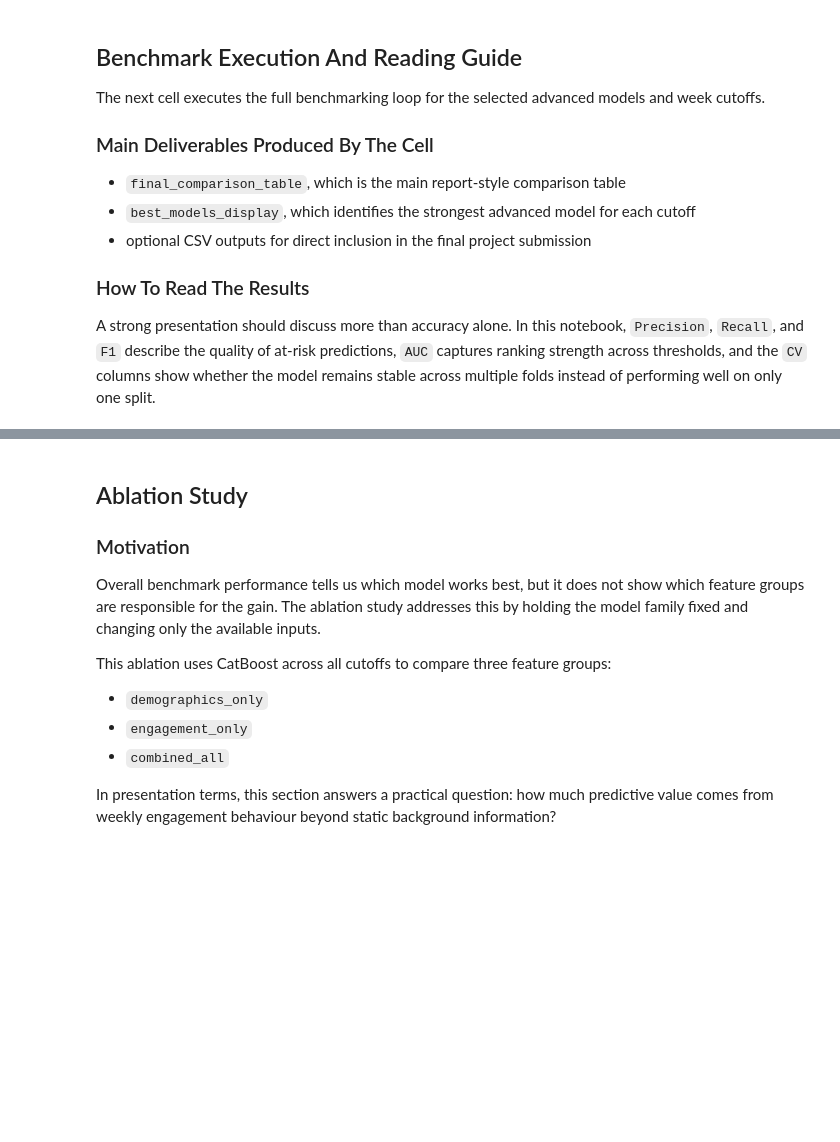
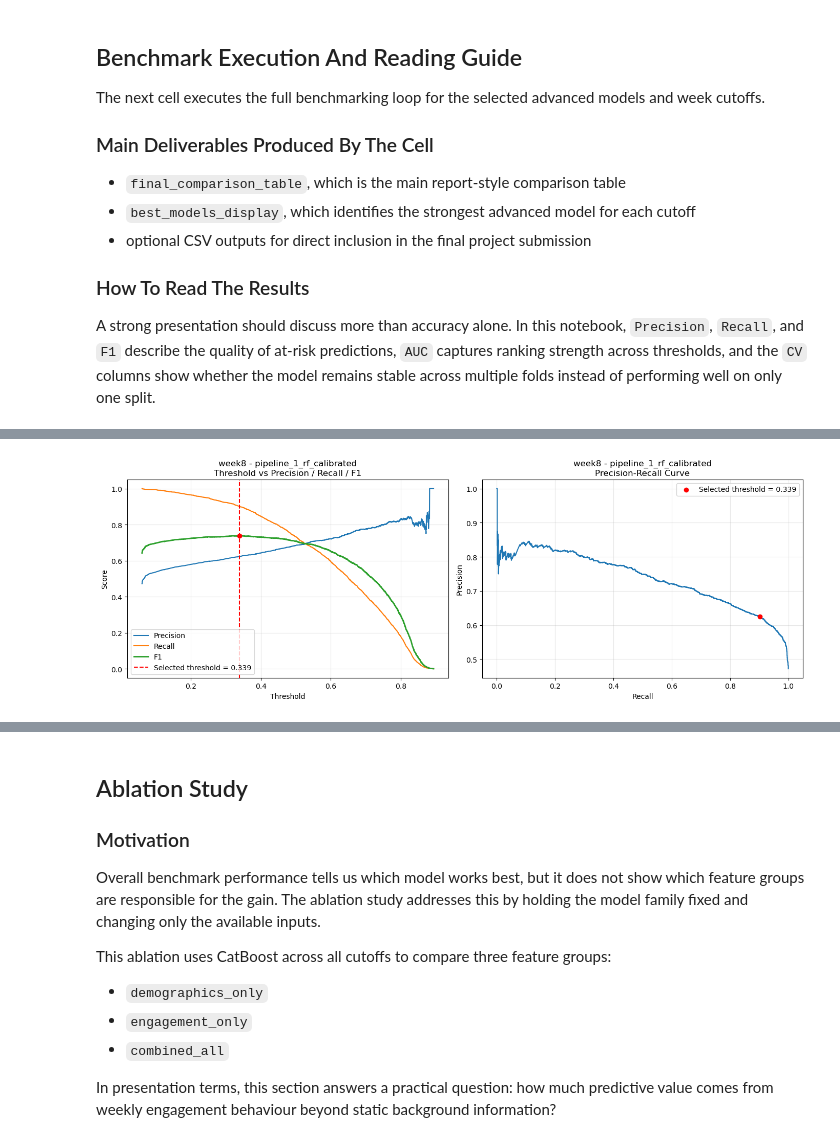
Before and after one commit to GSWNJay/ELEN4025_Group_Assignment, a Jupyter notebook: OULAD_Team_4.ipynb, the cells around one changed output, grey strips where cells are left out. Cells and saved outputs as stored; diff of their text form; code cells hidden in the pictures; blank space fills up the shorter version.

Commit message:
Add threshold sweep presentation and error analysis

```diff
--- a/OULAD_Team_4.ipynb
+++ b/OULAD_Team_4.ipynb
@@ -805,0 +812,91 @@ Saved best-per-week table to c:\Users\khoza\Downloads\Machine_learning_group\ELE
+# %%
+import matplotlib.pyplot as plt
+import numpy as np
+from sklearn.metrics import precision_recall_curve
+
+WEEK_FOR_SWEEP = 'week8'
+MODELS_FOR_SWEEP = BENCHMARK_MODELS.copy()
+
+dataset = load_week_dataset(WEEK_FOR_SWEEP)
+split_data = make_week_split(dataset, WEEK_FOR_SWEEP)
+model_specs = build_model_specs(WEEK_FOR_SWEEP, split_data)
+
+for model_name in MODELS_FOR_SWEEP:
+    spec = model_specs[model_name]
+
+    best_estimator, best_params, tuning_cv_auc = tune_estimator(
+        spec,
+        split_data['X_train'],
+        split_data['y_train'],
+    )
+
+    validation_probabilities = predict_probabilities(
+        spec,
+        best_estimator,
+        split_data['X_val'],
+    )
+
+    selected_threshold, validation_f1 = select_best_threshold(
+        split_data['y_val'],
+        validation_probabilities,
+    )
+
+    precision, recall, thresholds = precision_recall_curve(
+        split_data['y_val'],
+        validation_probabilities,
+    )
+
+    if thresholds.size == 0:
+        continue
+
+    precision_t = precision[:-1]
+    recall_t = recall[:-1]
+    f1_t = (
+        2 * precision_t * recall_t
+        / np.clip(precision_t + recall_t, 1e-12, None)
+    )
+
+    selected_idx = int(np.argmin(np.abs(thresholds - selected_threshold)))
+    plot_name = model_name.replace('.pkl', '')
+
+    fig, axes = plt.subplots(1, 2, figsize=(14, 5))
+
+    axes[0].plot(thresholds, precision_t, label='Precision')
+    axes[0].plot(thresholds, recall_t, label='Recall')
+    axes[0].plot(thresholds, f1_t, label='F1', linewidth=2)
+    axes[0].axvline(
+        selected_threshold,
+        color='red',
+        linestyle='--',
+        label=f'Selected threshold = {selected_threshold:.3f}',
+    )
+    axes[0].scatter(
+        thresholds[selected_idx],
+        f1_t[selected_idx],
+        color='red',
+        zorder=3,
+    )
+    axes[0].set_xlabel('Threshold')
+    axes[0].set_ylabel('Score')
+    axes[0].set_title(f'{WEEK_FOR_SWEEP} - {plot_name}\nThreshold vs Precision / Recall / F1')
+    axes[0].grid(alpha=0.3)
+    axes[0].legend()
+
+    axes[1].plot(recall, precision, color='tab:blue')
+    axes[1].scatter(
+        recall_t[selected_idx],
+        precision_t[selected_idx],
+        color='red',
+        label=f'Selected threshold = {selected_threshold:.3f}',
+        zorder=3,
+    )
+    axes[1].set_xlabel('Recall')
+    axes[1].set_ylabel('Precision')
+    axes[1].set_title(f'{WEEK_FOR_SWEEP} - {plot_name}\nPrecision-Recall Curve')
+    axes[1].grid(alpha=0.3)
+    axes[1].legend()
+
+    plt.tight_layout()
+    plt.show()
+# %% [output]
+[figure, added]
```
Also changed, not shown: parts of 8 cells of this notebook, 2 other files.
